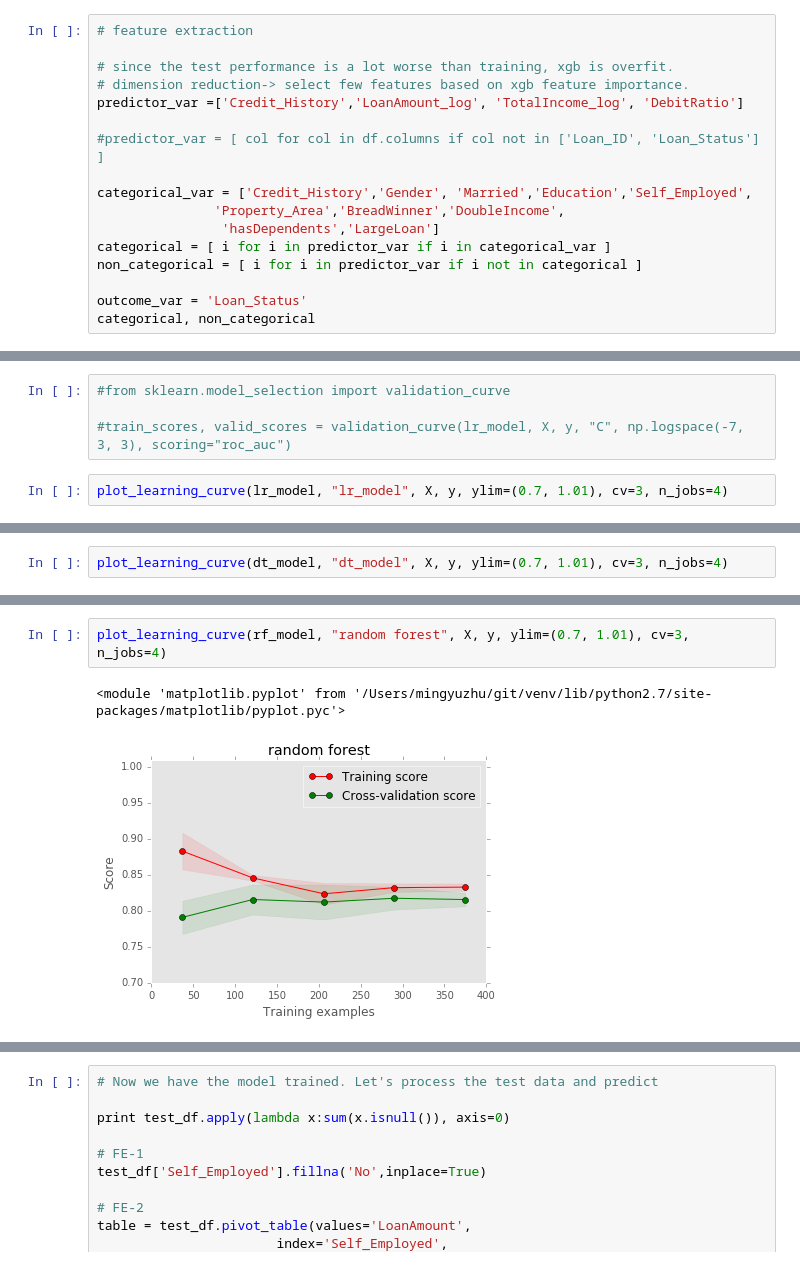
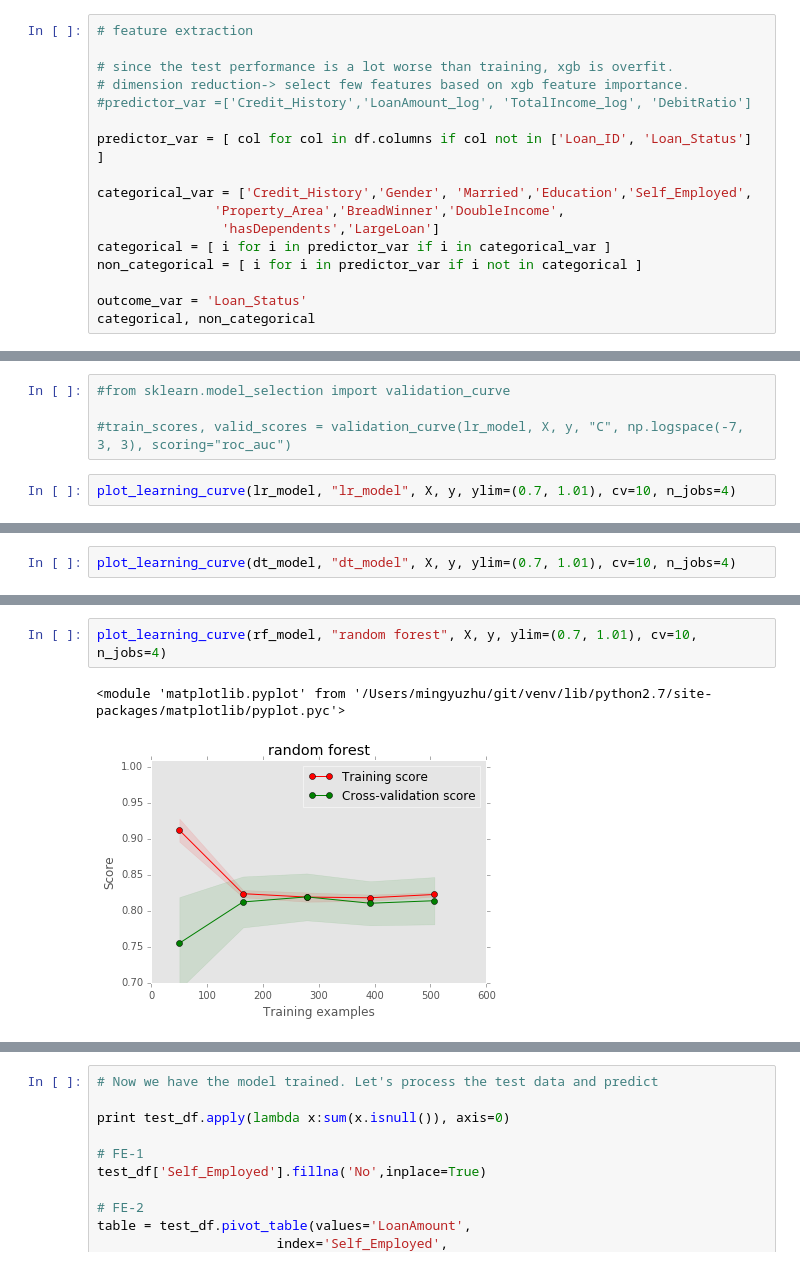
Before and after one commit to 2waybene/notebooks, a Jupyter notebook: loanapp/houseloan_v2.ipynb, the cells around one changed output, grey strips where cells are left out. Saved outputs shown, nothing was run; the diff lists cells and outputs as text.

```diff
--- a/loanapp/houseloan_v2.ipynb
+++ b/loanapp/houseloan_v2.ipynb
@@ -408,9 +408,9 @@ df.head(5)
 
 # since the test performance is a lot worse than training, xgb is overfit.
 # dimension reduction-> select few features based on xgb feature importance.
-predictor_var =['Credit_History','LoanAmount_log', 'TotalIncome_log', 'DebitRatio']
+#predictor_var =['Credit_History','LoanAmount_log', 'TotalIncome_log', 'DebitRatio']
 
-#predictor_var = [ col for col in df.columns if col not in ['Loan_ID', 'Loan_Status'] ]
+predictor_var = [ col for col in df.columns if col not in ['Loan_ID', 'Loan_Status'] ]
 
 categorical_var = ['Credit_History','Gender', 'Married','Education','Self_Employed',
                'Property_Area','BreadWinner','DoubleIncome',
@@ -576,6 +594,6 @@ Cross-Validation Score : 81.564%
 
 #train_scores, valid_scores = validation_curve(lr_model, X, y, "C", np.logspace(-7, 3, 3), scoring="roc_auc")
 # %%
-plot_learning_curve(lr_model, "lr_model", X, y, ylim=(0.7, 1.01), cv=3, n_jobs=4)
+plot_learning_curve(lr_model, "lr_model", X, y, ylim=(0.7, 1.01), cv=10, n_jobs=4)
 # %% [output]
 <module 'matplotlib.pyplot' from '/Users/mingyuzhu/git/venv/lib/python2.7/site-packages/matplotlib/pyplot.pyc'>
@@ -590,5 +608,5 @@ Cross-Validation Score : 81.564%
 3
 # %%
-plot_learning_curve(dt_model, "dt_model", X, y, ylim=(0.7, 1.01), cv=3, n_jobs=4)
+plot_learning_curve(dt_model, "dt_model", X, y, ylim=(0.7, 1.01), cv=10, n_jobs=4)
 # %% [output]
 <module 'matplotlib.pyplot' from '/Users/mingyuzhu/git/venv/lib/python2.7/site-packages/matplotlib/pyplot.pyc'>
@@ -603,5 +621,5 @@ Cross-Validation Score : 80.855%
 # %%
-plot_learning_curve(rf_model, "random forest", X, y, ylim=(0.7, 1.01), cv=3, n_jobs=4)
+plot_learning_curve(rf_model, "random forest", X, y, ylim=(0.7, 1.01), cv=10, n_jobs=4)
 # %% [output]
 <module 'matplotlib.pyplot' from '/Users/mingyuzhu/git/venv/lib/python2.7/site-packages/matplotlib/pyplot.pyc'>
-[figure, old version]
+[figure, new version]
```
Also changed, not shown: parts of 21 cells of this notebook.
